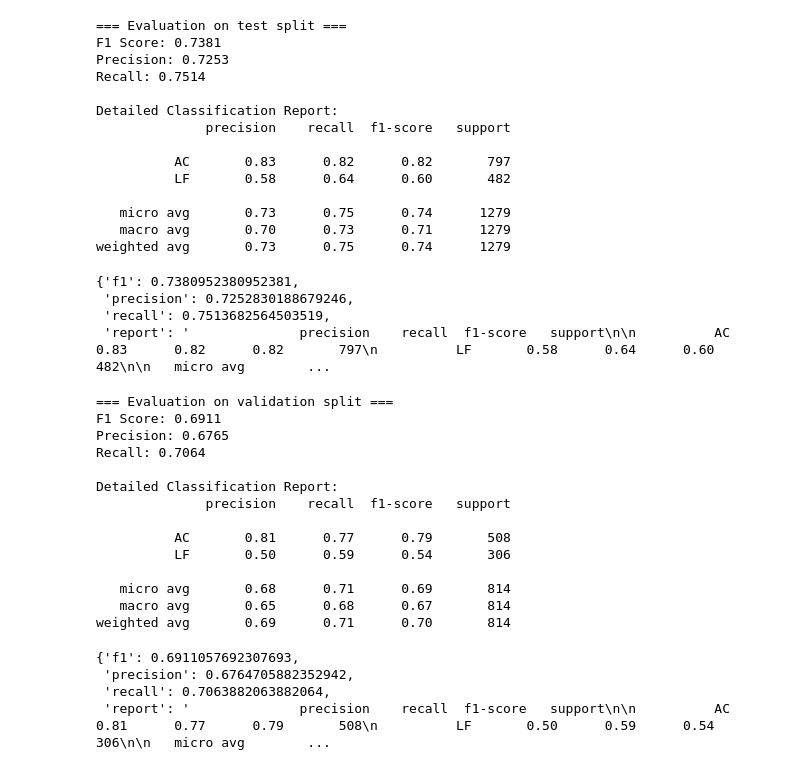
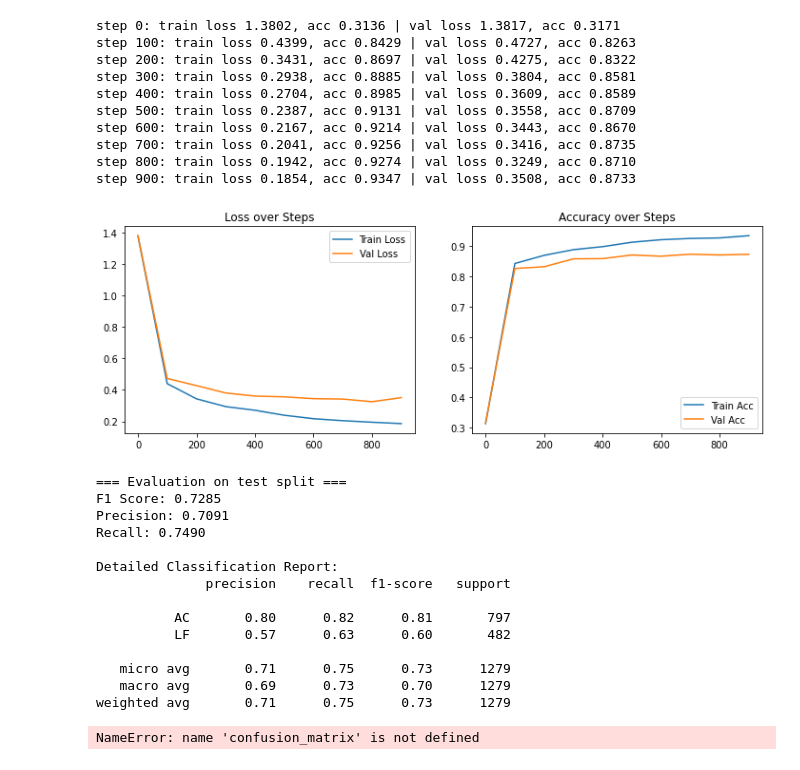
Before and after one commit to DonRL10/NLP-project, a Jupyter notebook: nlp_project(milm embeds, bilstm).ipynb, the cells around one changed output. Drawn from its saved outputs; the diff is of its cells as text; code cells hidden in the pictures.

Commit message:
update nbs with confusion matrix and seeding

```diff
--- a/nlp_project(milm embeds, bilstm).ipynb
+++ b/nlp_project(milm embeds, bilstm).ipynb
@@ -129,7 +102,7 @@ class MiniLM_FFN(nn.Module):
     def __init__(self, model, dim, n_labels):
         super().__init__()
         self.minilm = model
-        self.n_emb = model.config.hidden_size # Should be 384
+        self.n_emb = self.minilm.config.hidden_size # Should be 384
 
 
         for param in self.minilm.parameters():
@@ -255,45 +254,36 @@ def evaluate_model(split="test"):
         "recall": recall,
         "report": report
     }
-# %%
-evaluate_model()
-# %% [output]
-=== Evaluation on test split ===
-F1 Score: 0.7381
-Precision: 0.7253
-Recall: 0.7514
-
-Detailed Classification Report:
-              precision    recall  f1-score   support
-
-          AC       0.83      0.82      0.82       797
-          LF       0.58      0.64      0.60       482
-
-   micro avg       0.73      0.75      0.74      1279
-   macro avg       0.70      0.73      0.71      1279
-weighted avg       0.73      0.75      0.74      1279
-{'f1': 0.7380952380952381,
- 'precision': 0.7252830188679246,
- 'recall': 0.7513682564503519,
- 'report': '              precision    recall  f1-score   support\n\n          AC       0.83      0.82      0.82       797\n          LF       0.58      0.64      0.60       482\n\n   micro avg        ...
-# %%
-evaluate_model('validation')
-# %% [output]
-=== Evaluation on validation split ===
-F1 Score: 0.6911
-Precision: 0.6765
-Recall: 0.7064
-
-Detailed Classification Report:
-              precision    recall  f1-score   support
-
-          AC       0.81      0.77      0.79       508
-          LF       0.50      0.59      0.54       306
-
-   micro avg       0.68      0.71      0.69       814
-   macro avg       0.65      0.68      0.67       814
-weighted avg       0.69      0.71      0.70       814
-{'f1': 0.6911057692307693,
- 'precision': 0.6764705882352942,
- 'recall': 0.7063882063882064,
- 'report': '              precision    recall  f1-score   support\n\n          AC       0.81      0.77      0.79       508\n          LF       0.50      0.59      0.54       306\n\n   micro avg        ...
+# %%
+model = MiniLM_FFN(model, 256, 4).to(device)
+model = torch.compile(model)
+
+optim = torch.optim.AdamW(model.parameters(), lr = 1e-3)
+model = train_model(model, optim)
+# %% [output]
+step 0: train loss 1.3802, acc 0.3136 | val loss 1.3817, acc 0.3171
+step 100: train loss 0.4399, acc 0.8429 | val loss 0.4727, acc 0.8263
+step 200: train loss 0.3431, acc 0.8697 | val loss 0.4275, acc 0.8322
+step 300: train loss 0.2938, acc 0.8885 | val loss 0.3804, acc 0.8581
+step 400: train loss 0.2704, acc 0.8985 | val loss 0.3609, acc 0.8589
+step 500: train loss 0.2387, acc 0.9131 | val loss 0.3558, acc 0.8709
+step 600: train loss 0.2167, acc 0.9214 | val loss 0.3443, acc 0.8670
+step 700: train loss 0.2041, acc 0.9256 | val loss 0.3416, acc 0.8735
+step 800: train loss 0.1942, acc 0.9274 | val loss 0.3249, acc 0.8710
+step 900: train loss 0.1854, acc 0.9347 | val loss 0.3508, acc 0.8733
+[figure, added]
+=== Evaluation on test split ===
+F1 Score: 0.7285
+Precision: 0.7091
+Recall: 0.7490
+
+Detailed Classification Report:
+              precision    recall  f1-score   support
+
+          AC       0.80      0.82      0.81       797
+          LF       0.57      0.63      0.60       482
+
+   micro avg       0.71      0.75      0.73      1279
+   macro avg       0.69      0.73      0.70      1279
+weighted avg       0.71      0.75      0.73      1279
+NameError: name 'confusion_matrix' is not defined
```
Also changed, not shown: parts of 12 cells of this notebook, 3 other files.
